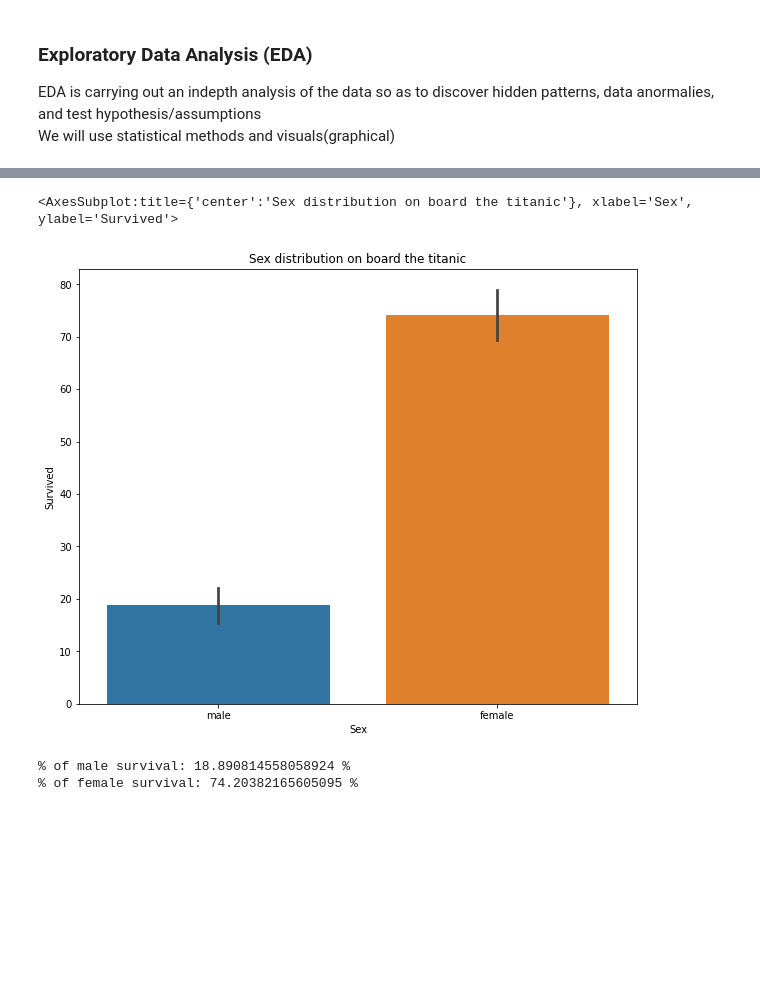
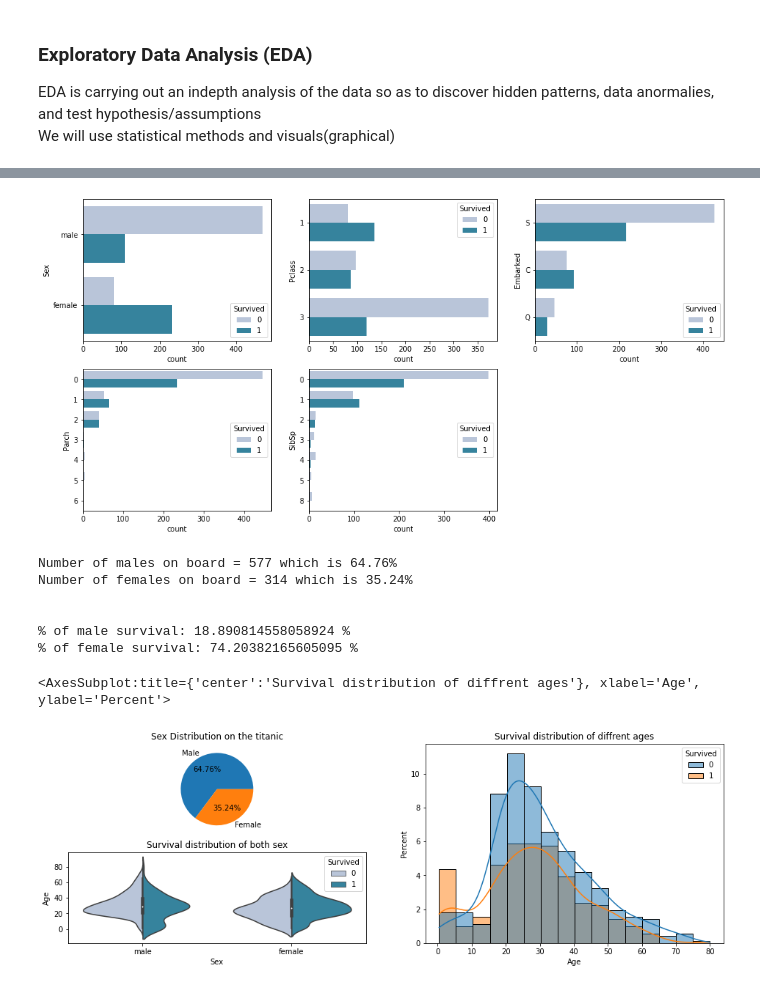
Before and after one commit to Ndaruga/Multiple-Machine-Learning-Projects, a Jupyter notebook: Titanic project/titanic.ipynb, the cells around one changed output, grey strips where cells are left out. Saved outputs shown, nothing was run; the diff lists cells and outputs as text; code cells hidden in the pictures; blank space fills up the shorter version.

Commit message:
Exploratory Data analysis

```diff
--- a/Titanic project/titanic.ipynb
+++ b/Titanic project/titanic.ipynb
@@ -229,19 +206,60 @@ Number of females on board = 314 which is 35.24%
+# %%
+# plot categorical data
+
+fig = plt.figure(figsize = (16,8))
+
+for i in range(len(cat_df.columns)):
+    column = cat_df.columns[i]
+    sub = fig.add_subplot(2,3,i+1)
+    chart = sns.countplot(data = train_df, hue = 'Survived', y = column, palette = 'PuBuGn')
+# %% [output]
+[figure, added]
 # %%
-# plot sex distribution on board
-plt.figure(figsize = (10,8))
-plt.title("Sex distribution on board the titanic")
-sns.barplot(x=train_df["Sex"],
-           y = train_df['Survived']*100)
+# gender difference on board the titanic
+males_on_board = train_df.loc[train_df.Sex == 'male']
+percentage_males = (len(males_on_board)/train_df.shape[0])*100
+print(f"Number of males on board = {len(males_on_board)} which is {round(percentage_males, 2)}%")
+
+females_on_board = train_df.loc[train_df.Sex == 'female']
+percentage_females = (len(females_on_board)/train_df.shape[0])*100
+print(f"Number of females on board = {len(females_on_board)} which is {round(percentage_females, 2)}%\n\n")
+
+# Get survival rate for both females and male
+male_survival = males_on_board.loc[males_on_board.Survived == 1]
+print(f"% of male survival: {len(male_survival)/males_on_board.shape[0]*100} %")
+
+female_survival = females_on_board.loc[females_on_board.Survived == 1]
+print(f"% of female survival: {len(female_survival)/females_on_board.shape[0]*100} %\n")
 # %% [output]
-<AxesSubplot:title={'center':'Sex distribution on board the titanic'}, xlabel='Sex', ylabel='Survived'>
+Number of males on board = 577 which is 64.76%
+Number of females on board = 314 which is 35.24%
+
+
+% of male survival: 18.890814558058924 %
+% of female survival: 74.20382165605095 %
-[figure, removed]
-# %%
-# Get survival rate for both females and males
-male_survival = males_on_board.loc[males_on_board.Survived == 1]
-print(f"% of male survival: {len(male_survival)/males_on_board.shape[0]*100} %")
-
-female_survival = females_on_board.loc[females_on_board.Survived == 1]
-print(f"% of female survival: {len(female_survival)/females_on_board.shape[0]*100} %")
-# %% [output]
-% of male survival: 18.890814558058924 %
-% of female survival: 74.20382165605095 %
+# %%
+# plot sex distribution on board
+
+fig = plt.figure(figsize = (16,5))
+
+fig.add_subplot(221)
+plt.title('Sex Distribution on the titanic')
+plt.pie(data = train_df["Sex"], x = train_df.Sex.value_counts(),
+        labels = ['Male','Female'], autopct = '%.2f%%')
+
+
+fig.add_subplot(223)
+plt.title("Survival distribution of both sex")
+sns.violinplot(data = train_df, x=train_df["Sex"],
+           y = train_df['Age'], hue = train_df["Survived"],
+              palette = 'PuBuGn', split=True)
+
+
+fig.add_subplot(122).colspan = 2
+plt.title("Survival distribution of diffrent ages")
+sns.histplot(data = train_df, x=train_df["Age"],
+           kde = True, hue = train_df["Survived"],
+              bins = 16, stat = 'percent')
+# %% [output]
+<AxesSubplot:title={'center':'Survival distribution of diffrent ages'}, xlabel='Age', ylabel='Percent'>
+[figure, added]
```
Also changed, not shown: parts of 10 cells of this notebook.
